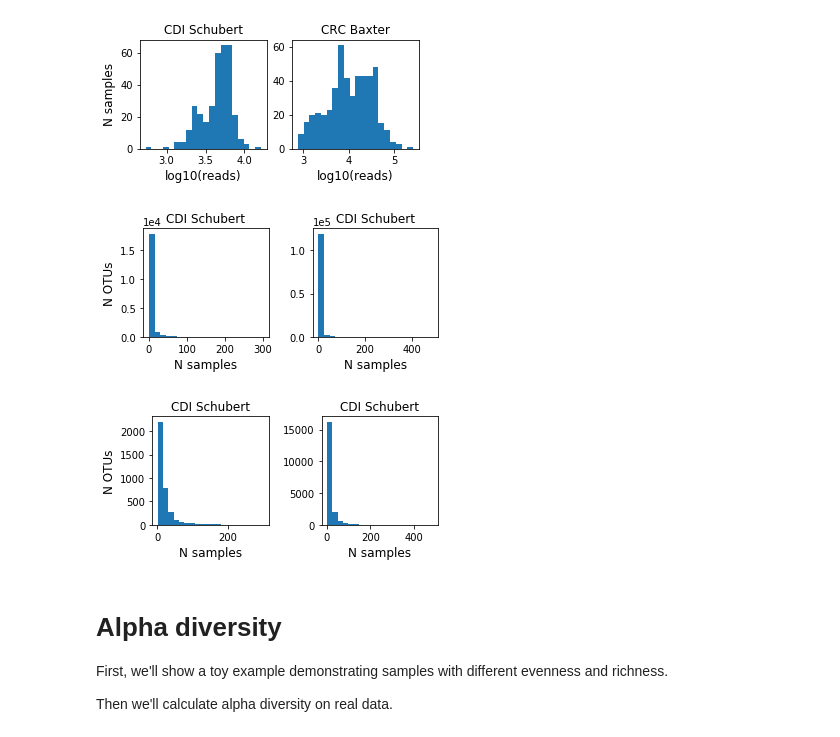
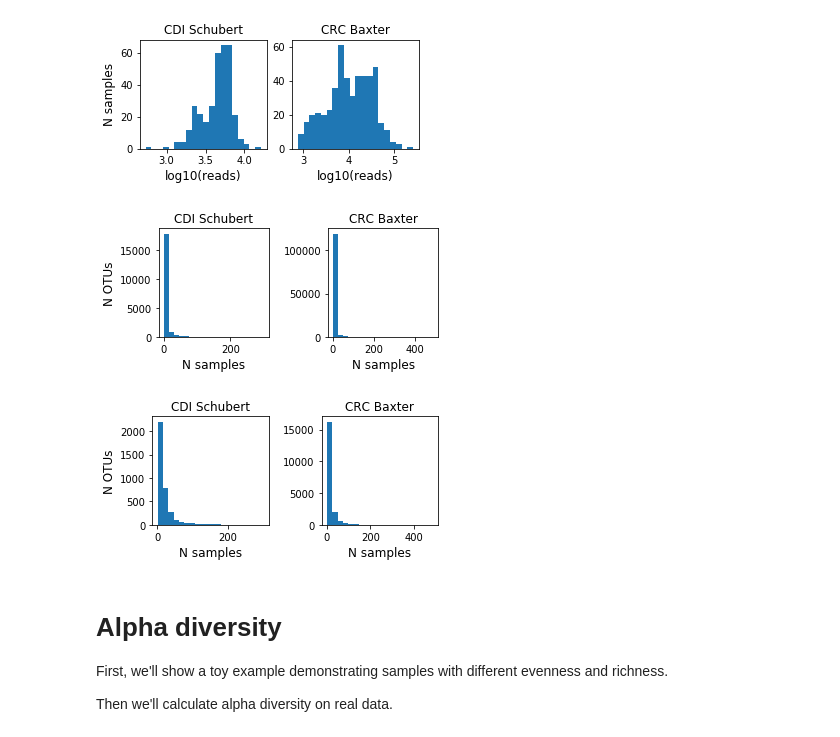
Before and after one commit to cduvallet/mbiome-data-viz, a Jupyter notebook: code/basic_microbiome_analyses.ipynb, the cells around one changed output. Saved outputs shown, nothing was run; the diff lists cells and outputs as text; code cells hidden in the pictures.

```diff
--- a/code/basic_microbiome_analyses.ipynb
+++ b/code/basic_microbiome_analyses.ipynb
@@ -138,23 +138,23 @@ Text(0.5,0,'log10(reads)')
 # %%
 # OTUs distribution - before removing OTUs with few reads
 fig, ax = plt.subplots(1, 2, figsize=(5, 2.5))
 
 a = ax[0]
-a.ticklabel_format(axis='y', style='sci', scilimits=(0,0))
+#a.ticklabel_format(axis='y', style='sci', scilimits=(0,0))
 a.hist((df > 0).sum(), bins=20)
 a.set_xlabel('N samples', fontsize='large')
 a.set_ylabel('N OTUs', fontsize='large')
 a.set_title('CDI Schubert')
 
 a = ax[1]
-a.ticklabel_format(axis='y', style='sci', scilimits=(0,0))
+#a.ticklabel_format(axis='y', style='sci', scilimits=(0,0))
 a.hist((df_baxt > 0).sum(), bins=20)
 a.set_xlabel('N samples', fontsize='large')
-a.set_title('CDI Schubert')
+a.set_title('CRC Baxter')
 
 fig.tight_layout()
 # %% [output]
-[figure, old version]
+[figure, new version]
 # %%
 # Distribution of OTUs, after removing OTUs with fewer than 10 reads total
 fig, ax = plt.subplots(1, 2, figsize=(5, 2.5))
@@ -170,11 +170,11 @@ a = ax[1]
 #a.ticklabel_format(axis='y', style='sci', scilimits=(0,0))
 a.hist((df_baxt.loc[:, df_baxt.sum() > 10] > 0).sum(), bins=20)
 a.set_xlabel('N samples', fontsize='large')
-a.set_title('CDI Schubert')
+a.set_title('CRC Baxter')
 
 fig.tight_layout()
 # %% [output]
-[figure, old version]
+[figure, new version]
 # %% [markdown]
 # Alpha diversity
 
```
Also changed, not shown: parts of 3 cells of this notebook, 12 other files.
